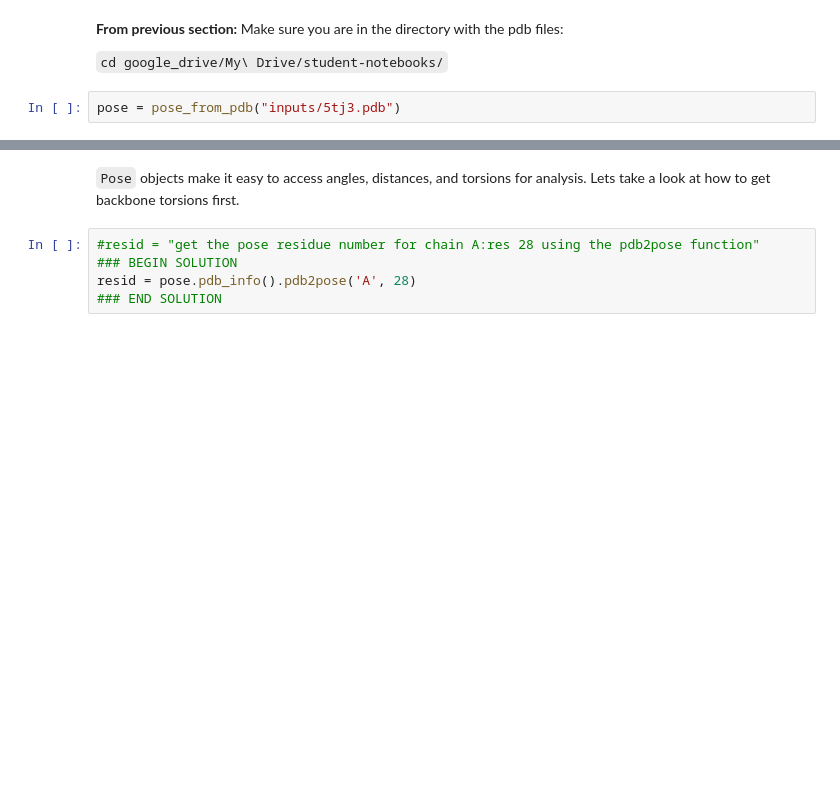
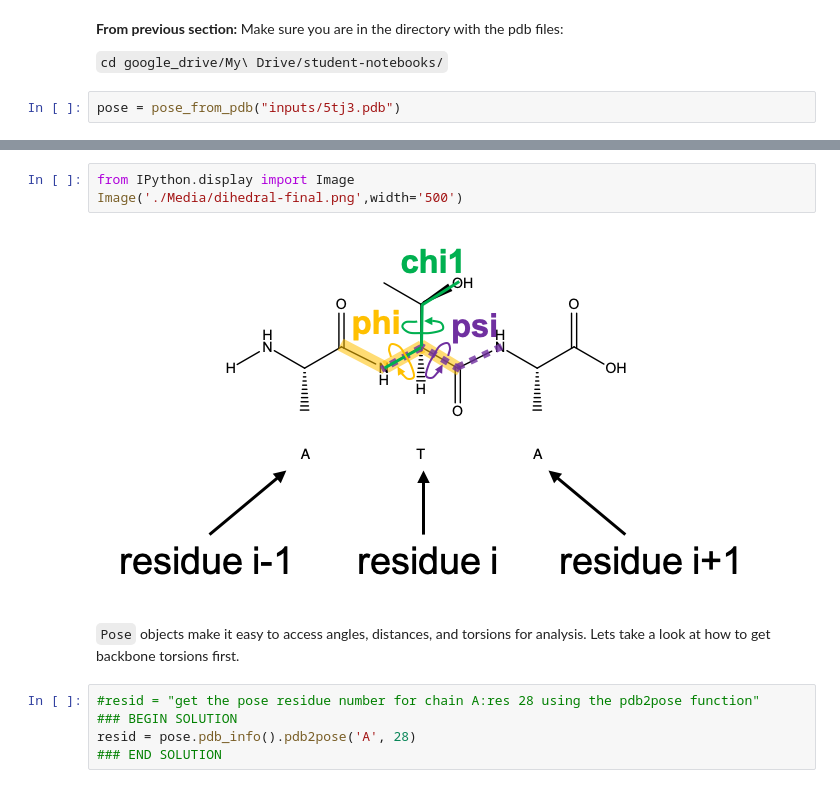
Before and after one commit to RosettaCommons/PyRosetta.notebooks, a Jupyter notebook: notebooks/02.04-Getting-Spatial-Features-from-Pose.ipynb, the cells around one changed output, grey strips where cells are left out. Cells and saved outputs as stored; diff of their text form; blank space fills up the shorter version.

```diff
--- a/notebooks/02.04-Getting-Spatial-Features-from-Pose.ipynb
+++ b/notebooks/02.04-Getting-Spatial-Features-from-Pose.ipynb
@@ -31,3 +29,8 @@ pose = pose_from_pdb("inputs/5tj3.pdb")
+# %%
+from IPython.display import Image
+Image('./Media/dihedral-final.png',width='500')
+# %% [output]
+[figure, added]
 # %% [markdown]
 `Pose` objects make it easy to access angles, distances, and torsions for analysis. Lets take a look at how to get backbone torsions first.
 # %%
```
Also changed, not shown: parts of 3 cells of this notebook, 2 other files.
